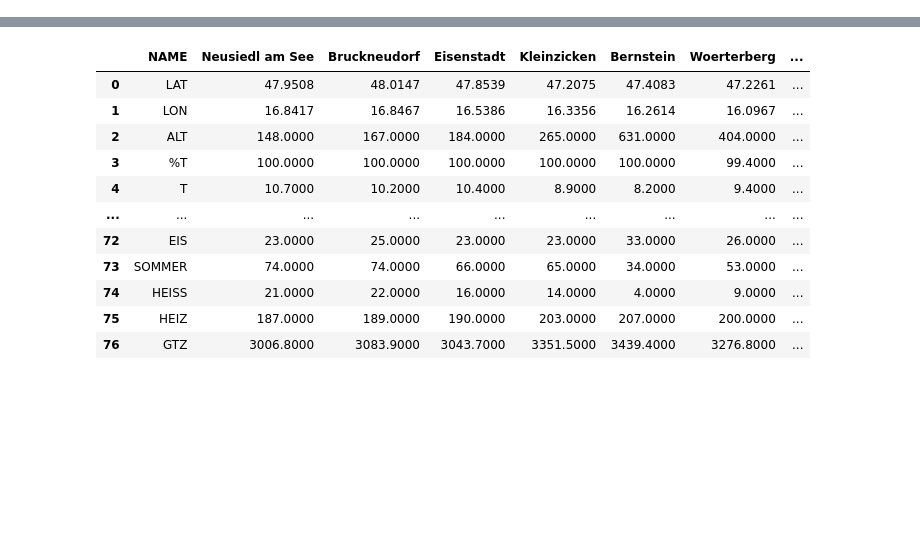
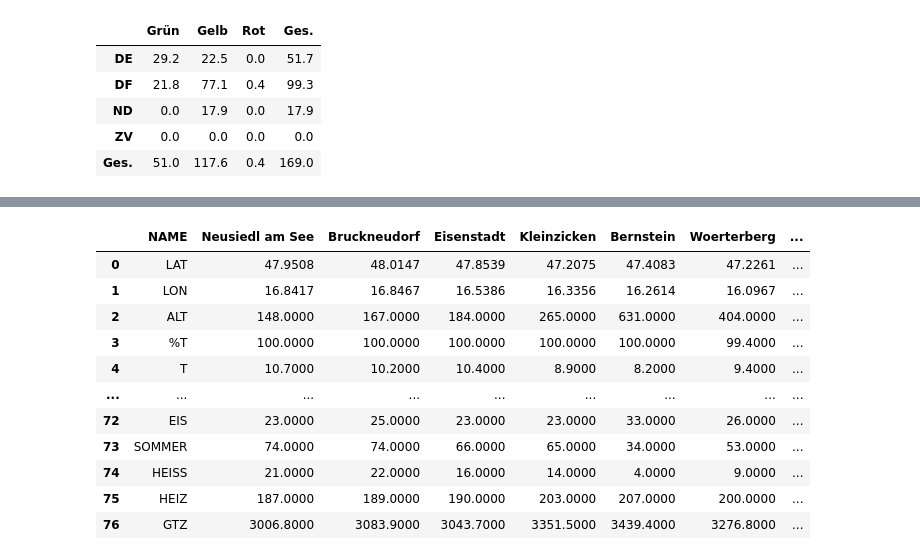
Before and after one commit to satlawa/obf_autop, a Jupyter notebook: main_03.ipynb, the cells around one changed output, grey strips where cells are left out. Cells and saved outputs as stored; diff of their text form; code cells hidden in the pictures; blank space fills up the shorter version.

```diff
--- a/main_03.ipynb
+++ b/main_03.ipynb
@@ -126,0 +114,9 @@ end
+# %%
+obf_natur.fuc_tbl_sez_mass_ha('VN', 6)
+# %% [output]
+|  | Grün | Gelb | Rot | Ges. |
+| DE | 29.2 | 22.5 | 0.0 | 51.7 |
+| DF | 21.8 | 77.1 | 0.4 | 99.3 |
+| ND | 0.0 | 17.9 | 0.0 | 17.9 |
+| ZV | 0.0 | 0.0 | 0.0 | 0.0 |
+| Ges. | 51.0 | 117.6 | 0.4 | 169.0 |
```
Also changed, not shown: parts of 10 cells of this notebook, 2 other files.
